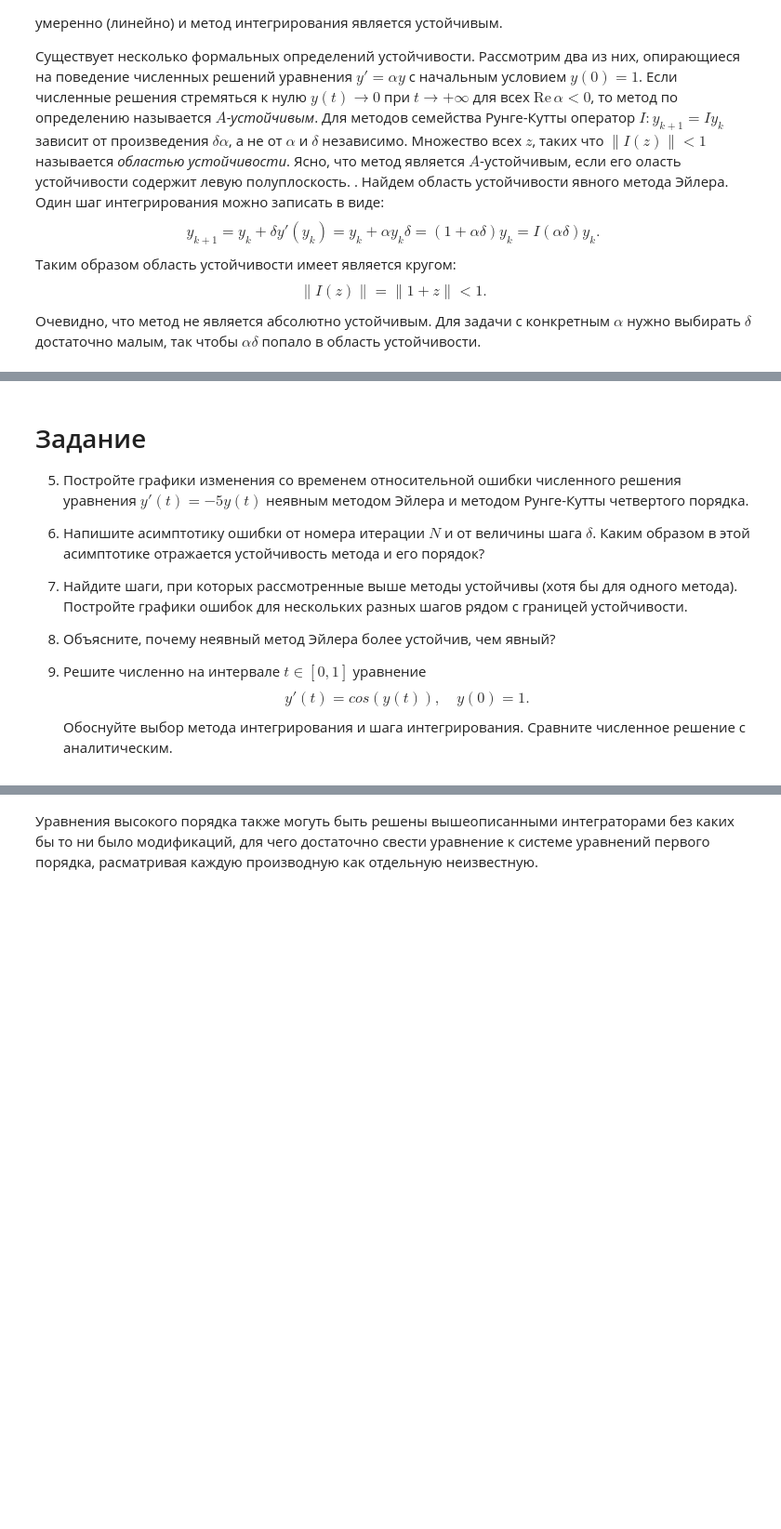
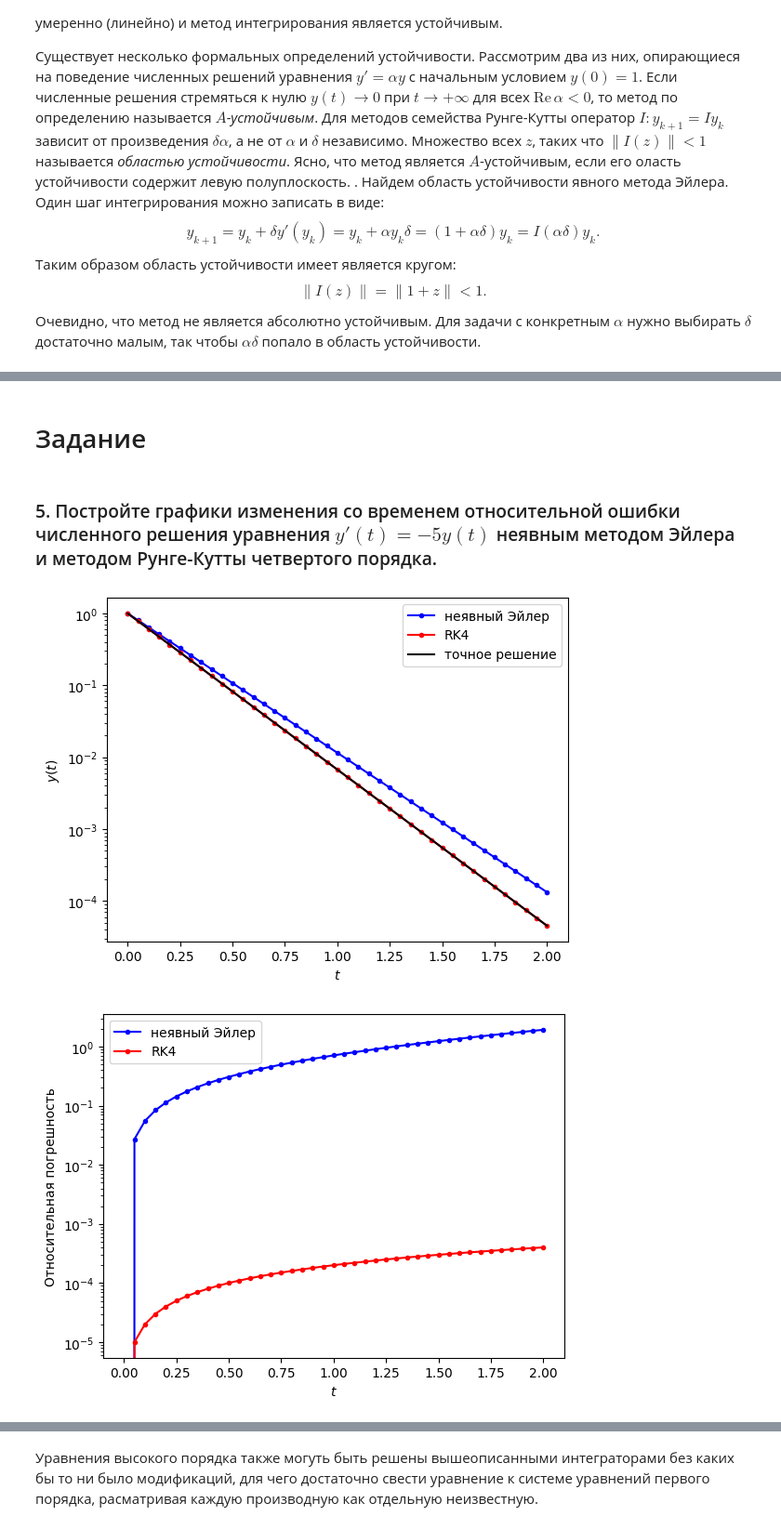
Before and after one commit to dyed-eye/numerical-methods, a Jupyter notebook: 7. Integrators.ipynb, the cells around one changed output, grey strips where cells are left out. Shown at 93% size. Drawn from its saved outputs; the diff is of its cells as text; code cells hidden in the pictures; blank space fills up the shorter version.

```diff
--- a/7. Integrators.ipynb
+++ b/7. Integrators.ipynb
@@ -921,15 +921,36 @@ check_stability(integrator=EulerIntegrator)
-# %% [markdown]
-# Задание
-
-5. Постройте графики изменения со временем относительной ошибки численного решения уравнения $y'(t)=-5y(t)$ неявным методом Эйлера и методом Рунге-Кутты четвертого порядка.
-
-6. Напишите асимптотику ошибки от номера итерации $N$ и от величины шага $\delta$. Каким образом в этой асимптотике отражается устойчивость метода и его порядок?
-
-7. Найдите шаги, при которых рассмотренные выше методы устойчивы (хотя бы для одного метода). Постройте графики ошибок для нескольких разных шагов рядом с границей устойчивости.
-
-8. Объясните, почему неявный метод Эйлера более устойчив, чем явный?
-
-9. Решите численно на интервале $t\in[0,1]$ уравнение
-$$y'(t)=cos(y(t)),\quad y(0)=1.$$
-Обоснуйте выбор метода интегрирования и шага интегрирования.
-Сравните численное решение с аналитическим.
+# %% [markdown]
+# Задание
+# %% [markdown]
+### 5. Постройте графики изменения со временем относительной ошибки численного решения уравнения $y'(t)=-5y(t)$ неявным методом Эйлера и методом Рунге-Кутты четвертого порядка.
+# %%
+alpha = -5
+f = lambda y: alpha * y
+exact_solution = lambda t: np.exp(alpha*t)
+y0 = 1
+T = 2
+
+deltas = 0.05  # шаг
+
+t_impl, y_impl = solve_ode(T, deltas, f, y0, BackwardEulerIntegrator)
+t_rk4, y_rk4   = solve_ode(T, deltas, f, y0, RungeKuttaIntegrator)
+
+error_impl = np.abs(y_impl - exact_solution(t_impl)) / np.abs(exact_solution(t_impl))
+error_rk4  = np.abs(y_rk4  - exact_solution(t_rk4))  / np.abs(exact_solution(t_rk4))
+
+plt.semilogy(t_impl, np.real(y_impl), 'b.-', label="неявный Эйлер")
+plt.semilogy(t_rk4,   np.real(y_rk4),   'r.-', label="RK4")
+plt.semilogy(t_impl, exact_solution(t_impl), 'k-', label="точное решение")
+plt.xlabel("$t$")
+plt.ylabel("$y(t)$")
+plt.legend()
+plt.show()
+
+plt.semilogy(t_impl, error_impl, 'b.-', label="неявный Эйлер")
+plt.semilogy(t_rk4,   error_rk4,   'r.-', label="RK4")
+plt.xlabel("$t$")
+plt.ylabel("Относительная погрешность")
+plt.legend()
+plt.show()
+# %% [output]
+[figure, added]
+[figure, added]
```
Also changed, not shown: parts of 17 cells of this notebook.
